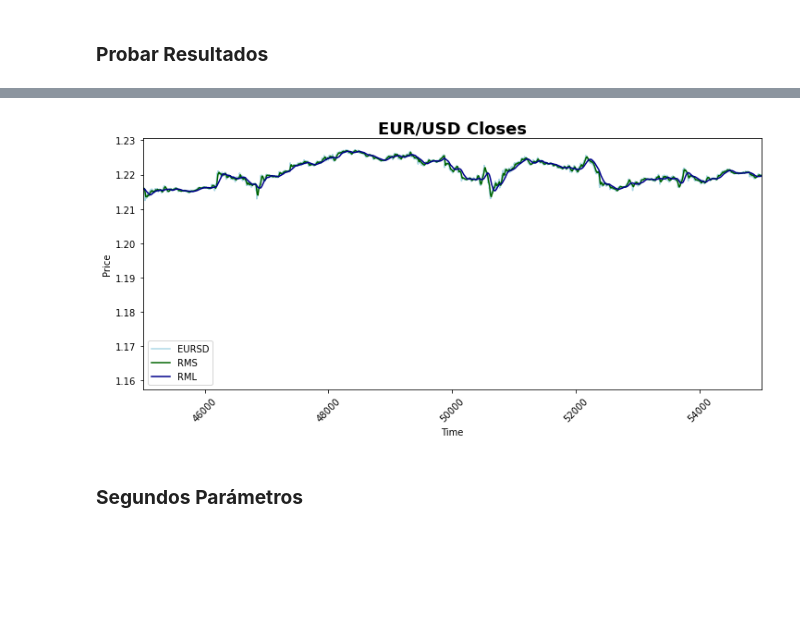
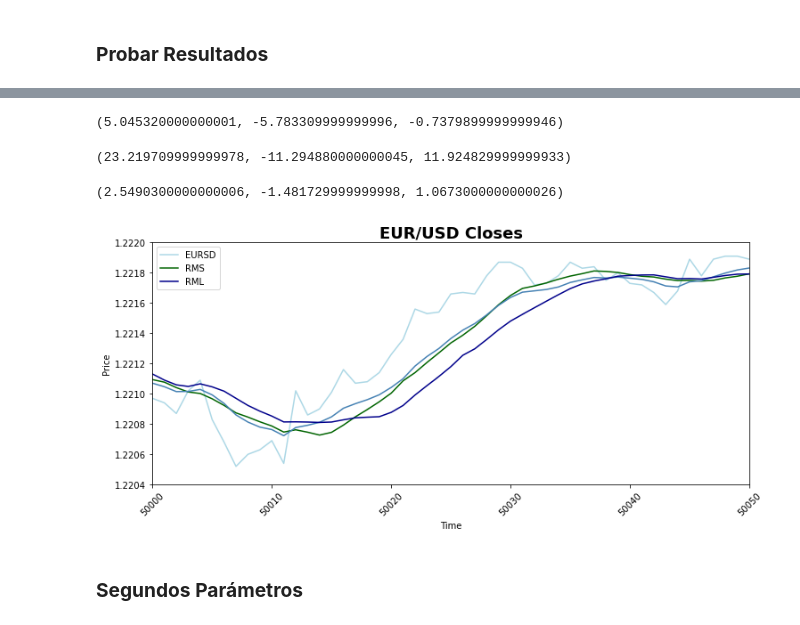
Before and after one commit to jofefloga/Strategies, a Jupyter notebook: MC.ipynb, the cells around one changed output, grey strips where cells are left out. Saved outputs shown, nothing was run; the diff lists cells and outputs as text; code cells hidden in the pictures; blank space fills up the shorter version.

```diff
--- a/MC.ipynb
+++ b/MC.ipynb
@@ -544,26 +588,39 @@ dfBest
+# %%
+estrategiaabierta(data_test, 0.003,10,15,4)
+# %% [output]
+(5.045320000000001, -5.783309999999996, -0.7379899999999946)
+# %%
+estrategiaabierta(data, 0.003,10,15,10)
+# %% [output]
+(23.219709999999978, -11.294880000000045, 11.924829999999933)
+# %%
+sae(data_test, 0.004,10,150,10)
+# %% [output]
+(2.5490300000000006, -1.481729999999998, 1.0673000000000026)
 # %%
 #Graficar los datos
 plt.figure(figsize=(12,5))
 
 #plt.scatter(c, data2.Close.values[c], color='darkblue')
 #plt.scatter(d, data2.Close.values[d], color='darkgreen')
 plt.plot(data_test.Close.values,label='EURSD',color='lightblue')
-plt.plot(data_test.Close.rolling(20).mean().values,label='RMS',color='darkgreen')
-plt.plot(data_test.Close.rolling(100).mean().values,label='RML',color='darkblue')
-
+plt.plot(data_test.Close.rolling(10).mean().values,label='RMS',color='darkgreen')
+plt.plot(data_test.Close.ewm(span=10, adjust=False).mean().values,color='steelblue')
+plt.plot(data_test.Close.rolling(15).mean().values,label='RML',color='darkblue')
 
 plt.title('EUR/USD Closes',fontdict={'weight':'bold','fontsize':'18'})
 plt.xticks(rotation=45)
 plt.xlabel('Time')
 plt.ylabel('Price')
 
 
 plt.legend()
-plt.xlim(45000,55000)
+plt.xlim(50000,50050)
+plt.ylim(1.2204,1.222)
 
 plt.show()
 # %% [output]
-[figure, old version]
+[figure, new version]
 # %% [markdown]
 ### **Segundos Parámetros**
 # %%
```
Also changed, not shown: parts of 27 cells of this notebook, 1 other file.
